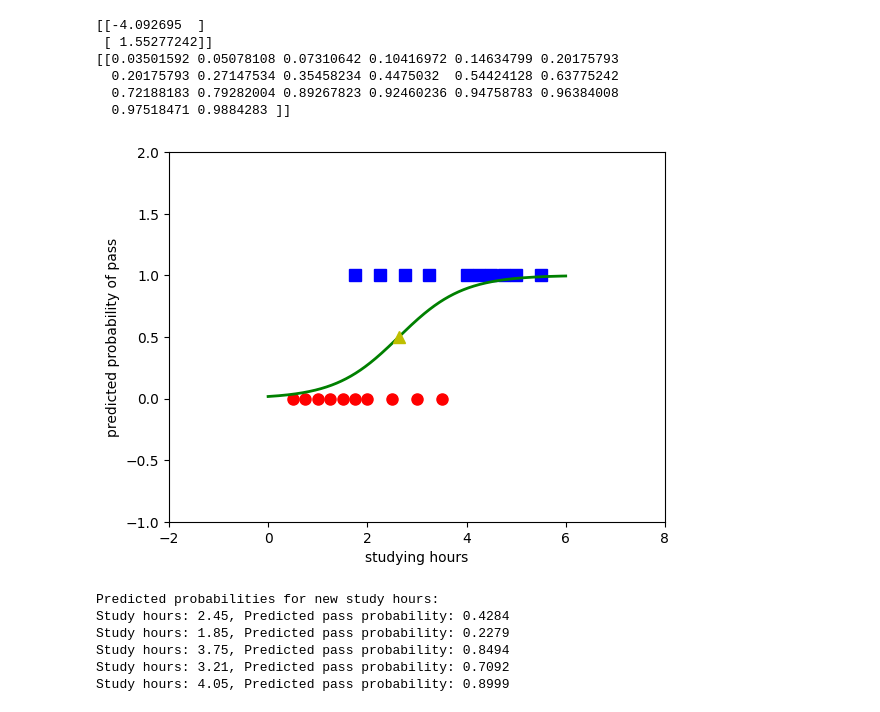
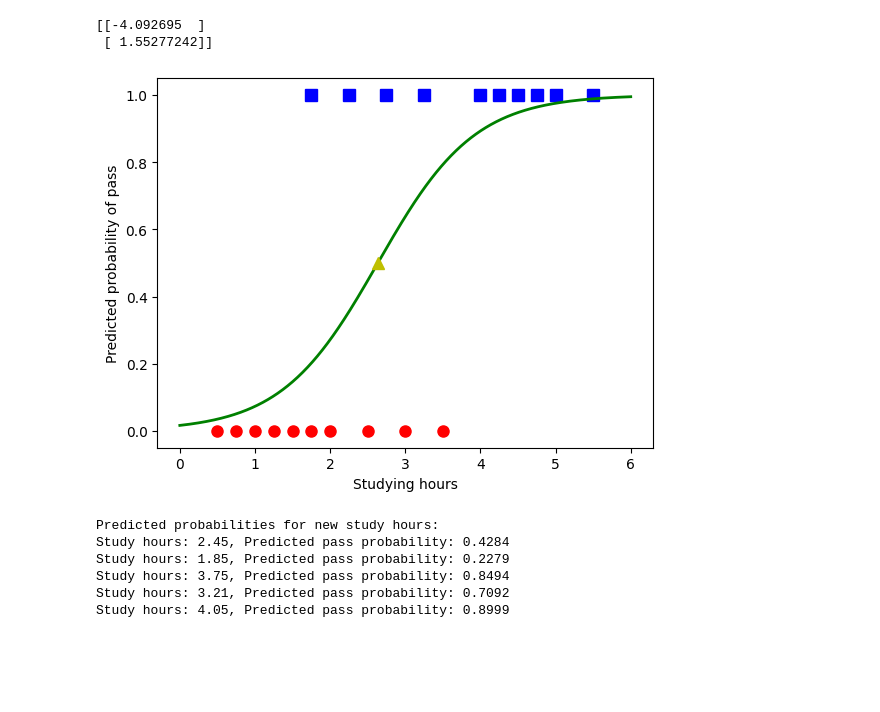
Before and after one commit to yuk068/machine-learning-mat3533, a Jupyter notebook: Jupyter/logr-assignment/example1_study_time.ipynb, the cells around one changed output. Saved outputs shown, nothing was run; the diff lists cells and outputs as text; code cells hidden in the pictures; blank space fills up the shorter version.

```diff
--- a/Jupyter/logr-assignment/example1_study_time.ipynb
+++ b/Jupyter/logr-assignment/example1_study_time.ipynb
@@ -29,41 +38,37 @@ plt.show()
 # %%
+# Define learning rate
 eta = .05
+
+# Initialize weights
 d = X.shape[0]
 w_init = np.random.randn(d, 1)
 
+# Calculate the weights with Logistic Regression
 w = logistic_sigmoid_regression(X, y, w_init, eta)
+
+# Print out weights
 print(w[-1])
-
-print(sigmoid(np.dot(w[-1].T, X)))
 # %% [output]
 [[-4.092695  ]
  [ 1.55277242]]
-[[0.03501592 0.05078108 0.07310642 0.10416972 0.14634799 0.20175793
-  0.20175793 0.27147534 0.35458234 0.4475032  0.54424128 0.63775242
-  0.72188183 0.79282004 0.89267823 0.92460236 0.94758783 0.96384008
-  0.97518471 0.9884283 ]]
 # %%
-X0 = X[1, np.where(y == 0)][0]
-y0 = y[np.where(y == 0)]
-X1 = X[1, np.where(y == 1)][0]
-y1 = y[np.where(y == 1)]
-
+# Visualize the decision boundary generated by the model
 plt.plot(X0, y0, 'ro', markersize = 8)
 plt.plot(X1, y1, 'bs', markersize = 8)
 
 xx = np.linspace(0, 6, 1000)
 w0 = w[-1][0][0]
 w1 = w[-1][1][0]
 threshold = -w0/w1
 yy = sigmoid(w0 + w1*xx)
-plt.axis([-2, 8, -1, 2])
+
 plt.plot(xx, yy, 'g-', linewidth = 2)
 plt.plot(threshold, .5, 'y^', markersize = 8)
-plt.xlabel('studying hours')
-plt.ylabel('predicted probability of pass')
+plt.xlabel('Studying hours')
+plt.ylabel('Predicted probability of pass')
 plt.show()
 # %% [output]
-[figure, old version]
+[figure, new version]
 # %%
 # New study hours for prediction
 new_study_hours = np.array([2.45, 1.85, 3.75, 3.21, 4.05])
```
Also changed, not shown: parts of 3 cells of this notebook, 7 other files.
